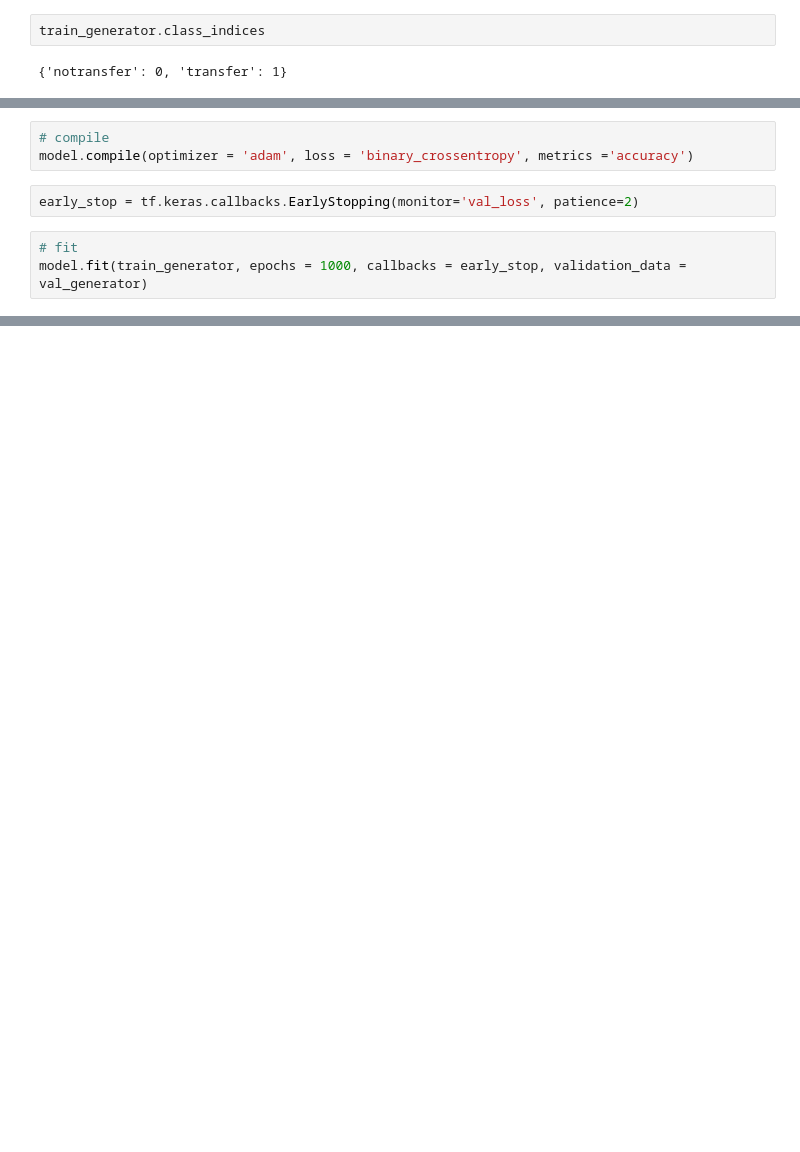
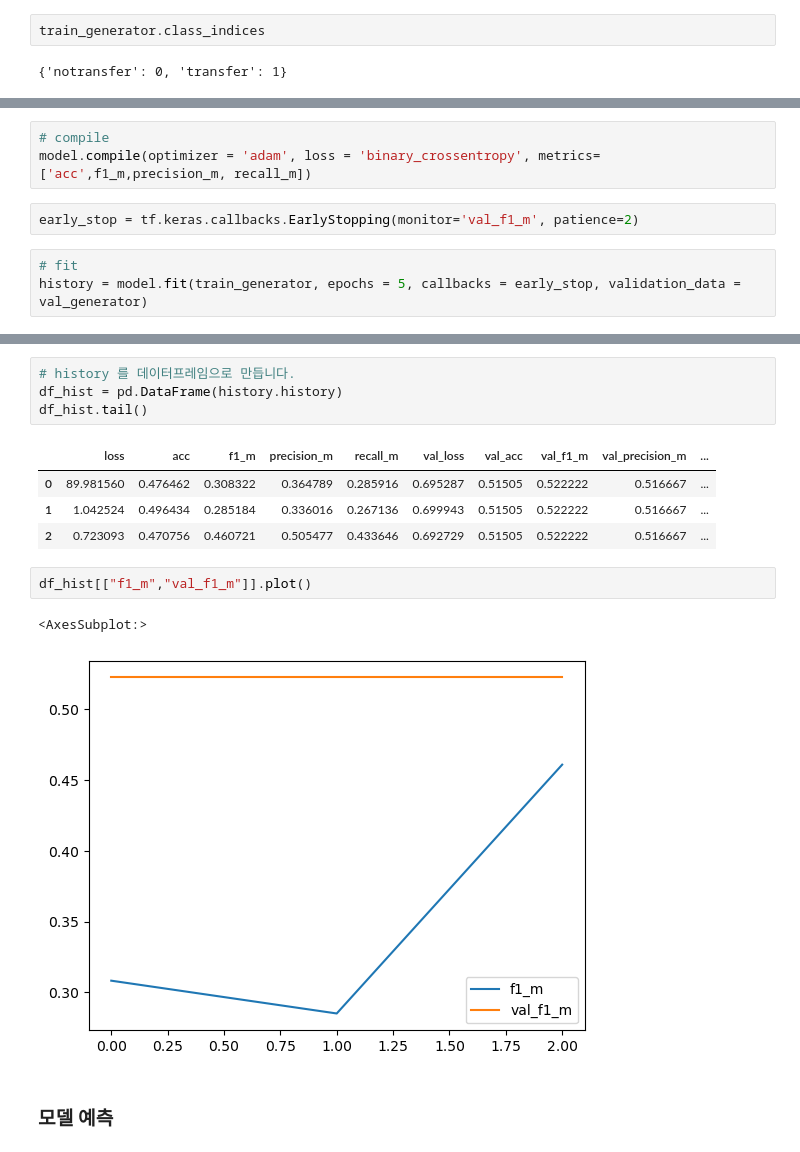
Before and after one commit to moksu27/Dacon_cancer_transfer, a Jupyter notebook: 유방암예측(이미지분석).ipynb, the cells around one changed output, grey strips where cells are left out. Cells and saved outputs as stored; diff of their text form; blank space fills up the shorter version.

```diff
--- a/유방암예측(이미지분석).ipynb
+++ b/유방암예측(이미지분석).ipynb
@@ -89,10 +166,10 @@ Non-trainable params: 0
 _________________________________________________________________
 # %%
 # compile
-model.compile(optimizer = 'adam', loss = 'binary_crossentropy', metrics ='accuracy')
+model.compile(optimizer = 'adam', loss = 'binary_crossentropy', metrics=['acc',f1_m,precision_m, recall_m])
 # %%
-early_stop = tf.keras.callbacks.EarlyStopping(monitor='val_loss', patience=2)
+early_stop = tf.keras.callbacks.EarlyStopping(monitor='val_f1_m', patience=2)
 # %%
 # fit
-model.fit(train_generator, epochs = 1000, callbacks = early_stop, validation_data = val_generator)
+history = model.fit(train_generator, epochs = 5, callbacks = early_stop, validation_data = val_generator)
 # %% [output]
@@ -99,0 +182,16 @@ KeyboardInterrupt: ignored
+# %%
+# history 를 데이터프레임으로 만듭니다.
+df_hist = pd.DataFrame(history.history)
+df_hist.tail()
+# %% [output]
+|  | loss | acc | f1_m | precision_m | recall_m | val_loss | val_acc | val_f1_m | val_precision_m | ... |
+| 0 | 89.981560 | 0.476462 | 0.308322 | 0.364789 | 0.285916 | 0.695287 | 0.51505 | 0.522222 | 0.516667 | ... |
+| 1 | 1.042524 | 0.496434 | 0.285184 | 0.336016 | 0.267136 | 0.699943 | 0.51505 | 0.522222 | 0.516667 | ... |
+| 2 | 0.723093 | 0.470756 | 0.460721 | 0.505477 | 0.433646 | 0.692729 | 0.51505 | 0.522222 | 0.516667 | ... |
+# %%
+df_hist[["f1_m","val_f1_m"]].plot()
+# %% [output]
+<AxesSubplot:>
+[figure, added]
+# %% [markdown]
+### 모델 예측
```
Also changed, not shown: parts of 35 cells of this notebook, 2 other files.
